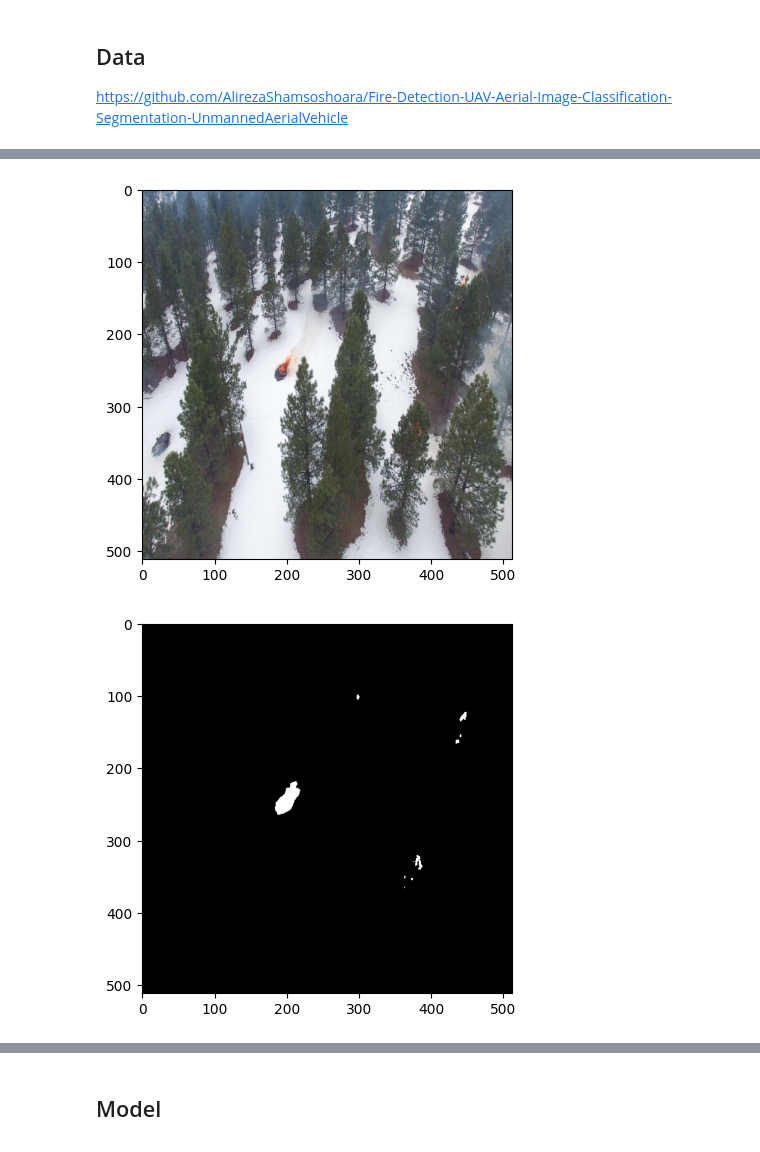
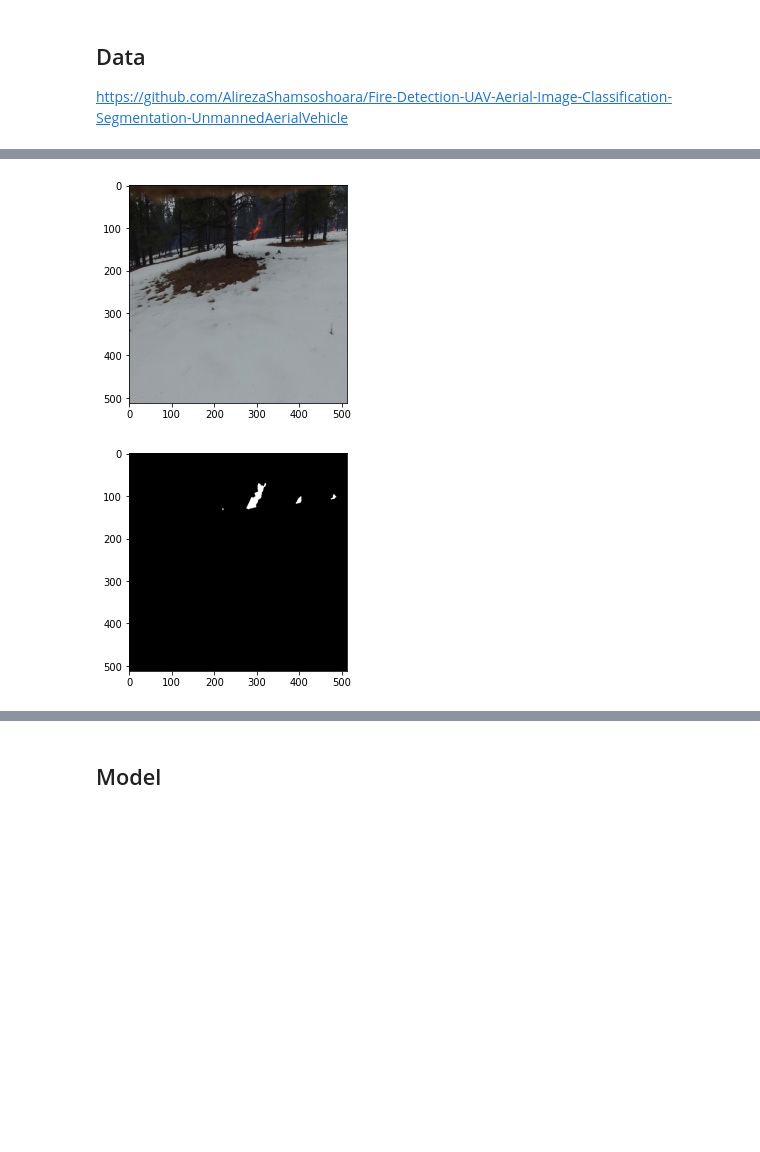
Before and after one commit to maidacundo/real-time-fire-segmentation-deep-learning, a Jupyter notebook: FireSegmentation.ipynb, the cells around one changed output, grey strips where cells are left out. Drawn from its saved outputs; the diff is of its cells as text; code cells hidden in the pictures; blank space fills up the shorter version.

```diff
--- a/FireSegmentation.ipynb
+++ b/FireSegmentation.ipynb
@@ -19,5 +29,31 @@ import numpy as np
 # %%
 IMAGE_RESIZE = (512, 512)
+# %%
+"""import cv2
+import os
+from zipfile import ZipFile
+
+def load_images_from_folder(zip_file, is_mask, resize_shape=(512, 512)):
+    images = []
+    i = 0
+    with ZipFile(zip_file) as zf:
+        for base, dirs, files in os.walk('Images/'):
+            for filename in files:
+                print(filename)
+                  data = zf.read(base + filename)
+                    if is_mask:
+                        img = cv2.imread(f, cv2.IMREAD_GRAYSCALE)
+                    else:
+                        img = cv2.imdecode(np.frombuffer(data, np.uint8), 1)
+
+                if img is not None:
+                    img = cv2.resize(img, resize_shape, interpolation = cv2.INTER_AREA)
+                    images.append(img)
+                i+=1
+                if i == 100:
+                    break
+
+    return np.array(images)""";
 # %%
 import cv2
 import os
@@ -25,7 +61,7 @@ import os
 def load_images_from_folder(folder, is_mask, resize_shape=(512, 512)):
     images = []
     i = 0
-    for filename in os.listdir(folder):
+    for filename in sorted(os.listdir(folder)):
         if is_mask:
             img = cv2.imread(os.path.join(folder,filename), cv2.IMREAD_GRAYSCALE)
         else:
@@ -35,23 +71,22 @@ def load_images_from_folder(folder, is_mask, resize_shape=(512, 512)):
             img = cv2.resize(img, resize_shape, interpolation = cv2.INTER_AREA)
             images.append(img)
         i+=1
-        #if i == 100:
-        #    break
+        # if i == 100:
+            # break
 
     return np.array(images)
 # %%
-images = load_images_from_folder('./content/Images', is_mask=False)
+images = load_images_from_folder('/content/Images', is_mask=False)
+masks = load_images_from_folder('/content/Masks', is_mask=True)
-# %%
-masks = load_images_from_folder('./content/Masks', is_mask=True)
 # %%
 import matplotlib.pyplot as plt
-plt.imshow(cv2.cvtColor(images[100], cv2.COLOR_BGR2RGB))
+plt.imshow(cv2.cvtColor(images[0], cv2.COLOR_BGR2RGB))
 plt.show()
-plt.imshow(masks[100], cmap='gray', vmin=0., vmax=1.)
+plt.imshow(masks[0], cmap='gray', vmin=0., vmax=1.)
 plt.show()
 # %% [output]
-[figure, old version]
+[figure, new version]
-[figure, old version]
+[figure, new version]
 # %%
 from sklearn.model_selection import train_test_split
 
```
Also changed, not shown: parts of 29 cells of this notebook.
